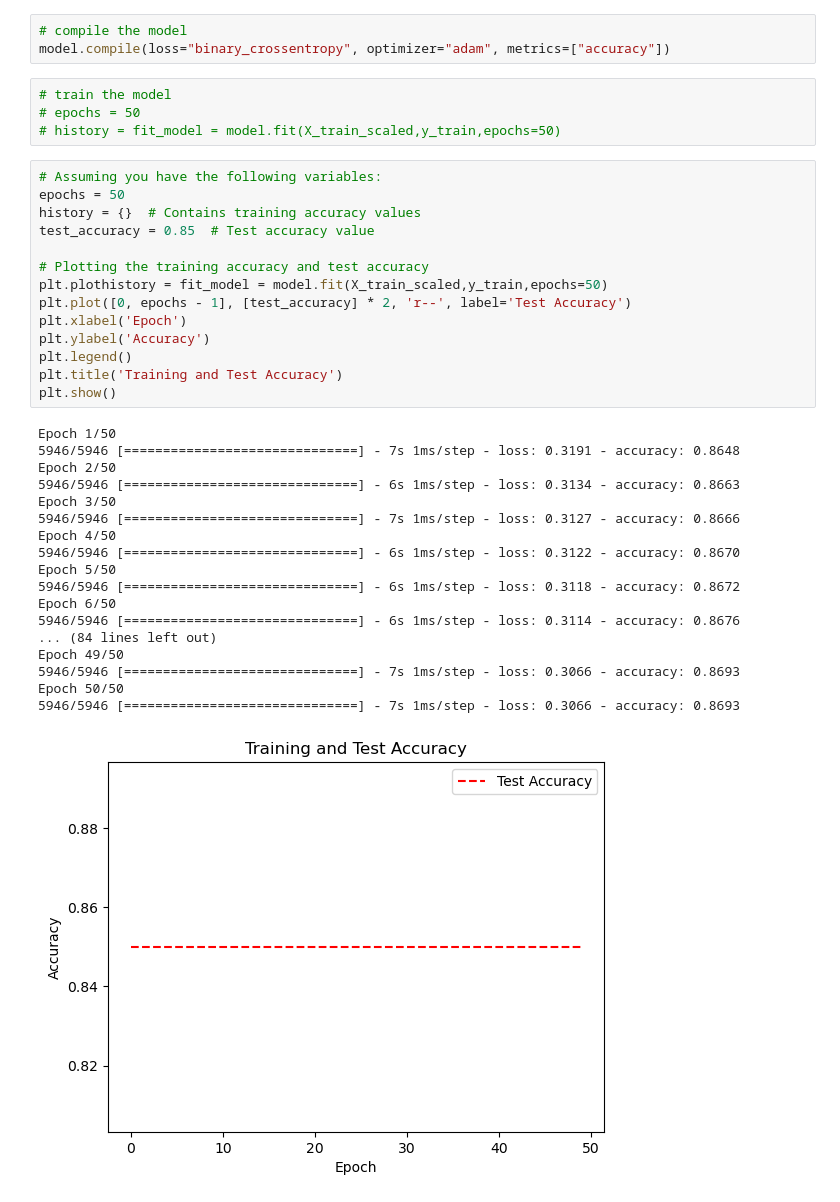
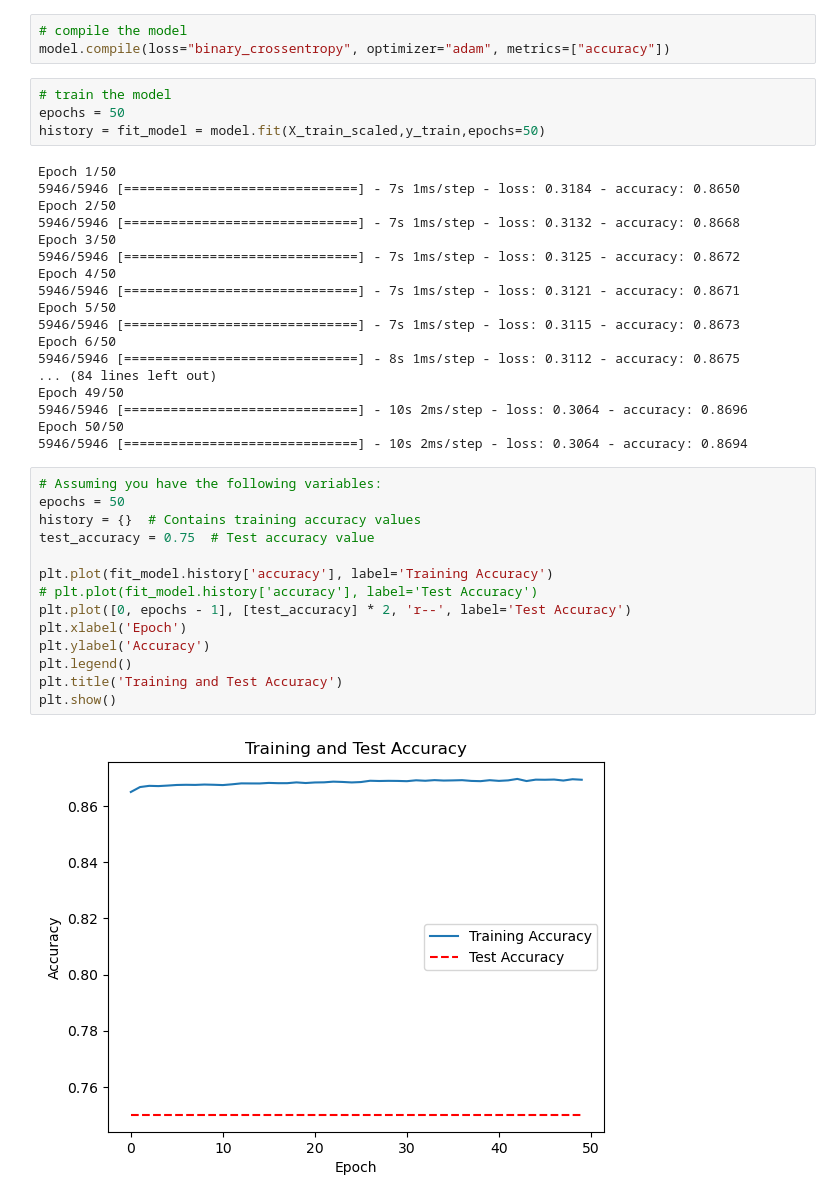
Before and after one commit to noorxqazi/project4, a Jupyter notebook: Healthcare project 4/project_healthcare_data_cleaning.ipynb, the cells around one changed output. Drawn from its saved outputs; the diff is of its cells as text.

```diff
--- a/Healthcare project 4/project_healthcare_data_cleaning.ipynb
+++ b/Healthcare project 4/project_healthcare_data_cleaning.ipynb
@@ -302,38 +418,39 @@ _________________________________________________________________
 model.compile(loss="binary_crossentropy", optimizer="adam", metrics=["accuracy"])
 # %%
 # train the model
-# epochs = 50
-# history = fit_model = model.fit(X_train_scaled,y_train,epochs=50)
+epochs = 50
+history = fit_model = model.fit(X_train_scaled,y_train,epochs=50)
+# %% [output]
+Epoch 1/50
+5946/5946 [==============================] - 7s 1ms/step - loss: 0.3184 - accuracy: 0.8650
+Epoch 2/50
+5946/5946 [==============================] - 7s 1ms/step - loss: 0.3132 - accuracy: 0.8668
+Epoch 3/50
+5946/5946 [==============================] - 7s 1ms/step - loss: 0.3125 - accuracy: 0.8672
+Epoch 4/50
+5946/5946 [==============================] - 7s 1ms/step - loss: 0.3121 - accuracy: 0.8671
+Epoch 5/50
+5946/5946 [==============================] - 7s 1ms/step - loss: 0.3115 - accuracy: 0.8673
+Epoch 6/50
+5946/5946 [==============================] - 8s 1ms/step - loss: 0.3112 - accuracy: 0.8675
+... (84 lines left out)
+Epoch 49/50
+5946/5946 [==============================] - 10s 2ms/step - loss: 0.3064 - accuracy: 0.8696
+Epoch 50/50
+5946/5946 [==============================] - 10s 2ms/step - loss: 0.3064 - accuracy: 0.8694
 # %%
 # Assuming you have the following variables:
 epochs = 50
 history = {}  # Contains training accuracy values
-test_accuracy = 0.85  # Test accuracy value
+test_accuracy = 0.75  # Test accuracy value
 
-# Plotting the training accuracy and test accuracy
-plt.plothistory = fit_model = model.fit(X_train_scaled,y_train,epochs=50)
+plt.plot(fit_model.history['accuracy'], label='Training Accuracy')
+# plt.plot(fit_model.history['accuracy'], label='Test Accuracy')
 plt.plot([0, epochs - 1], [test_accuracy] * 2, 'r--', label='Test Accuracy')
 plt.xlabel('Epoch')
 plt.ylabel('Accuracy')
 plt.legend()
 plt.title('Training and Test Accuracy')
 plt.show()
 # %% [output]
-Epoch 1/50
-5946/5946 [==============================] - 7s 1ms/step - loss: 0.3191 - accuracy: 0.8648
-Epoch 2/50
-5946/5946 [==============================] - 6s 1ms/step - loss: 0.3134 - accuracy: 0.8663
-Epoch 3/50
-5946/5946 [==============================] - 7s 1ms/step - loss: 0.3127 - accuracy: 0.8666
-Epoch 4/50
-5946/5946 [==============================] - 6s 1ms/step - loss: 0.3122 - accuracy: 0.8670
-Epoch 5/50
-5946/5946 [==============================] - 6s 1ms/step - loss: 0.3118 - accuracy: 0.8672
-Epoch 6/50
-5946/5946 [==============================] - 6s 1ms/step - loss: 0.3114 - accuracy: 0.8676
-... (84 lines left out)
-Epoch 49/50
-5946/5946 [==============================] - 7s 1ms/step - loss: 0.3066 - accuracy: 0.8693
-Epoch 50/50
-5946/5946 [==============================] - 7s 1ms/step - loss: 0.3066 - accuracy: 0.8693
-[figure, old version]
+[figure, new version]
```
Also changed, not shown: parts of 51 cells of this notebook, 3 other files.
